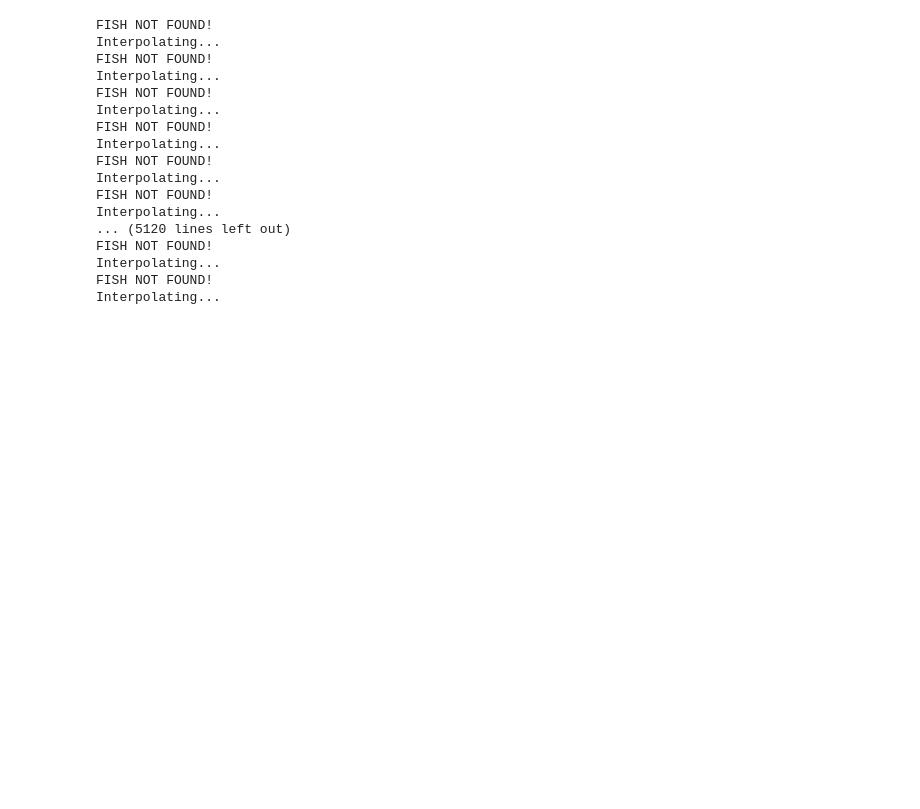
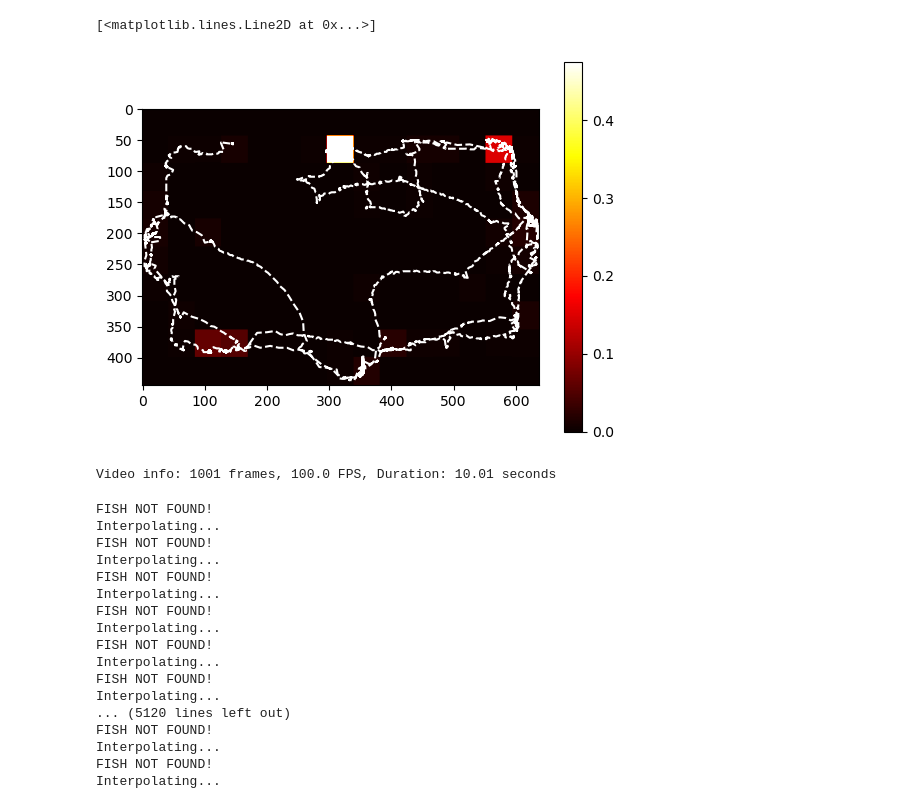
Before and after one commit to jmdelahanty/ahrens_rotation, a Jupyter notebook: fish_position.ipynb, the cells around one changed output. Cells and saved outputs as stored; diff of their text form; code cells hidden in the pictures; blank space fills up the shorter version.

```diff
--- a/fish_position.ipynb
+++ b/fish_position.ipynb
@@ -365,13 +0,0 @@ Data processing completed.
-# %%
-with h5py.File('output.h5', 'r') as file:
-    # Access the "center" dataset
-    center_data = file['center']
-    h2o_data = file['dist_h2o']
-    etoh_data = file['dist_etoh']
-
-    # Extract the first column (cX values)
-    c = center_data[:,:]
-    x = center_data[0:100000, 0]
-    y = center_data[0:100000, 1]
-    h2o = h2o_data[:]
-    etoh = etoh_data[:]
@@ -480,0 +862,2 @@ plt.plot( c[:,0] , c[:,1] , '--w' )
+# %%
+a, b, c = constructHeatMap(c_filtered, dim, numBinsX, numBinsY, c_filtered.shape[0])
@@ -480,0 +869,27 @@ plt.plot( c[:,0] , c[:,1] , '--w' )
+# %%
+plt.imshow(a, cmap='hot')
+plt.colorbar()
+plt.plot(x_filtered, y_filtered, '--w')
+# %% [output]
+[<matplotlib.lines.Line2D at 0x...>]
+[figure, added]
+# %%
+def get_video_info(video_path):
+    cap = cv2.VideoCapture(str(video_path))
+    if not cap.isOpened():
+        raise VideoReadError(f"Failed to open the video file: {video_path}")
+
+    total_frames = int(cap.get(cv2.CAP_PROP_FRAME_COUNT))
+    fps = cap.get(cv2.CAP_PROP_FPS)
+    duration = total_frames / fps if fps > 0 else 0
+
+    print(f"Video info: {total_frames} frames, {fps} FPS, Duration: {duration:.2f} seconds")
+
+    cap.release()
+    return total_frames, fps, duration
+data_directory = Path(askdirectory())
+video_paths = get_videos(data_directory)
+# Call this function before processing each video
+total_frames, fps, duration = get_video_info(video_paths[0])
+# %% [output]
+Video info: 1001 frames, 100.0 FPS, Duration: 10.01 seconds
```
Also changed, not shown: parts of 42 cells of this notebook, 1 other file.
